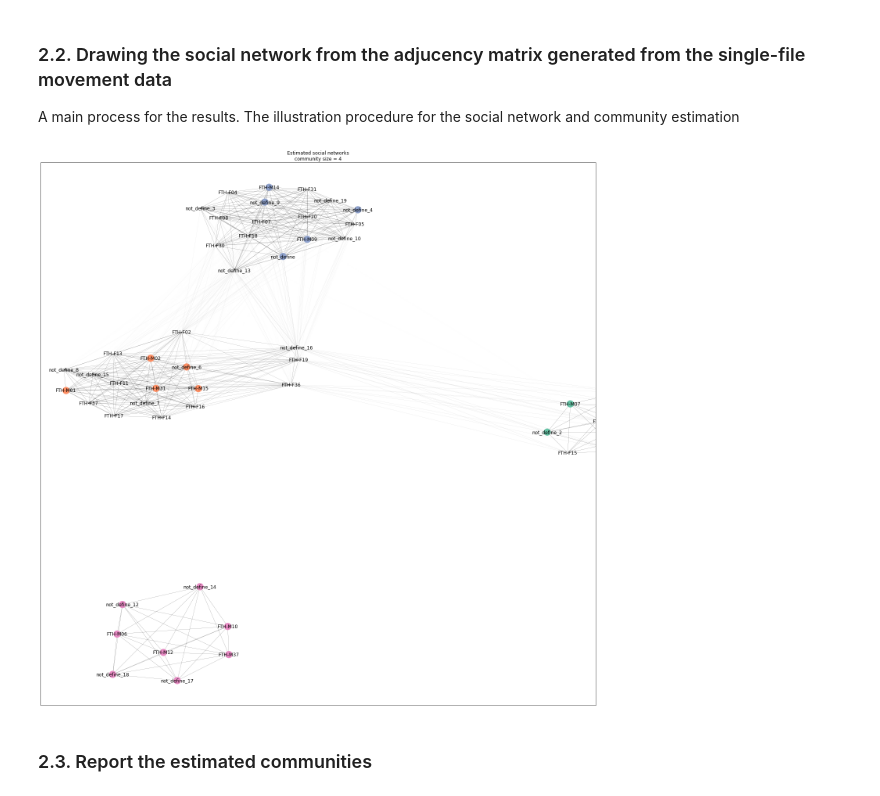
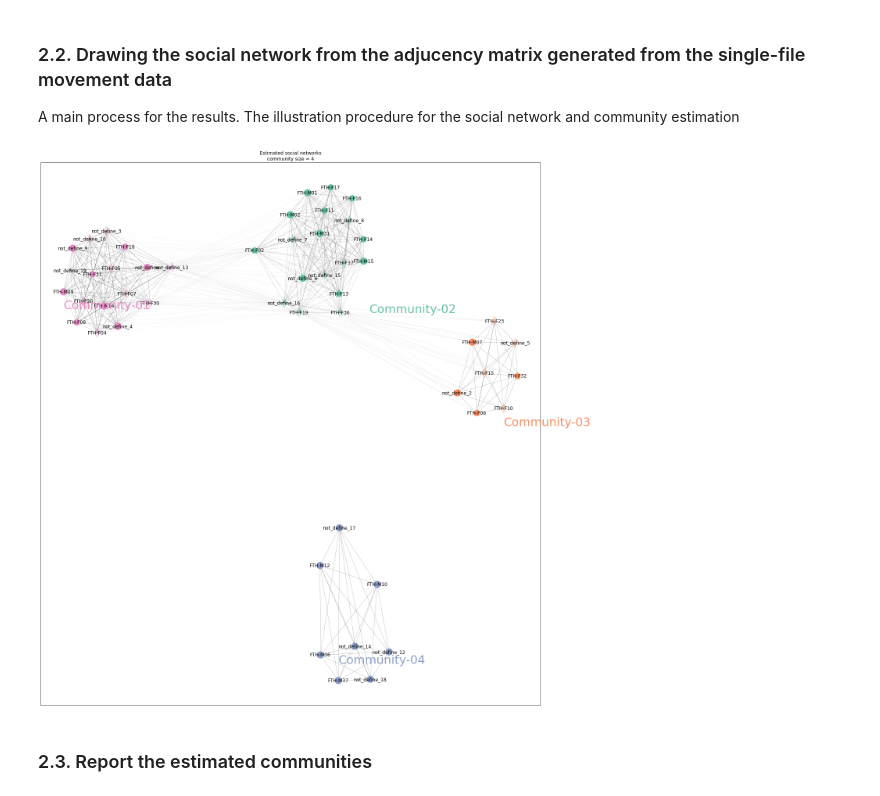
Before and after one commit to hkoda/single_file_movement_stumptailed_macaques_toyoda_et_al, a Jupyter notebook: mk_sn_from_caravan_data.ipynb, the cells around one changed output. Saved outputs shown, nothing was run; the diff lists cells and outputs as text; code cells hidden in the pictures.

Commit message:
ID number replaced, community name added, random seed was set to 20211210

```diff
--- a/mk_sn_from_caravan_data.ipynb
+++ b/mk_sn_from_caravan_data.ipynb
@@ -136,6 +136,9 @@ df_community_matrix_all_10000_iterations = pd.DataFrame(
 A main process for the results.
 The illustration procedure for the social network and community estimation
 # %%
+# for the layout replication, fix the seed, but we confirmed the communitry classification were stable in the freely chosen random seed.
+np.random.seed(20211210) # by set as executing year/date
+
 # extract the name and generate the dataframe of namelist
 name_list = df_cameratrap[df_cameratrap['name'] != "unknown"].name.unique()
 
@@ -173,10 +176,10 @@ edge_width = [ d["weight"] * 0.2 for (u,v,d) in list(G.edges(data=True))]
 male_list = [k for k, v in ID_sex_dict.items() if v == 'male']
 male_partition_list = [plt.cm.Set2(v) for k ,v in partition.items() if k in male_list]
 
-# female_list = [k for k, v in subject_sex_dict.items() if v == 'female']
-female_list = [k for k, v in ID_sex_dict.items() if v == 'female']
-mother_female_list = [sub for sub in female_list if sub in mother_list[mother_list.with_infant == 1].name.unique()]
-nonmother_female_list = [sub for sub in female_list if sub in mother_list[mother_list.with_infant == 0].name.unique()]
+female_list = [k for k, v in subject_sex_dict.items() if v == 'female']
+# female_list = [k for k, v in ID_sex_dict.items() if v == 'female']
+mother_female_list = [dict_name2ID[sub] for sub in female_list if sub in mother_list[mother_list.with_infant == 1].name.unique()]
+nonmother_female_list = [dict_name2ID[sub] for sub in female_list if sub in mother_list[mother_list.with_infant == 0].name.unique()]
 
 mother_female_partition_list = [plt.cm.Set2(v) for k ,v in partition.items() if k in mother_female_list]
 nonmother_female_partition_list = [plt.cm.Set2(v) for k ,v in partition.items() if k in nonmother_female_list]
@@ -210,34 +213,39 @@ nx.draw_networkx_nodes(G,
                      node_shape = "d",
 #                      node_size = [10] * len(nonmother_female_list),
                 )
 
 
 nx.draw_networkx_edges(G,
                      pos,
 #                      nodelist=female_list,
 #                      node_color=female_partition_list,
 #                      node_shape = "d",
 #                  node_shape="d",#["d" if v == "male" else "d" for v in subject_sex_dict.values()],
                  width=edge_width
                 )
 
 nx.draw_networkx_labels(G,
                      pos,
 #                      nodelist=female_list,
 #                      node_color=female_partition_list,
 #                      node_shape = "d",
 #                  node_shape="d",#["d" if v == "male" else "d" for v in subject_sex_dict.values()],
 #                  width=edge_width
                 )
 
 
 estimated_core_n = max(partition.values()) + 1
 # evaluation = estimated_core_n / core_n
 plt.title('Estimated social networks\ncommunity size = %i' %estimated_core_n)
+# plt.legend(partition)
+plt.text(x = pos["FTH-M09"][0], y = pos["FTH-M09"][1] - 0.05,s = "Community-01", size = 30, c = plt.cm.Set2(3))
+plt.text(x = pos["FTH-F10"][0], y = pos["FTH-F10"][1] - 0.05,s = "Community-03", size = 30, color = plt.cm.Set2(partition['FTH-F10']))
+plt.text(x = pos["FTH-M37"][0], y = pos["FTH-M37"][1] + 0.05,s = "Community-04", size = 30, color = plt.cm.Set2(partition['FTH-M37']))
+plt.text(x = pos["FTH-F36"][0] + 0.1, y = pos["FTH-F36"][1],s = "Community-02", size = 30, color = plt.cm.Set2(partition["FTH-F36"]))
 plt.tight_layout()
 plt.savefig('png/figure_5_test_toyoda_caravan_sna_10000_iteration.png',dpi=300)
 # %% [output]
-[figure, old version]
+[figure, new version]
 # %% [markdown]
 ### 2.3. Report the estimated communities
 # %%
```
Also changed, not shown: parts of 1 cell of this notebook, 1 other file.
